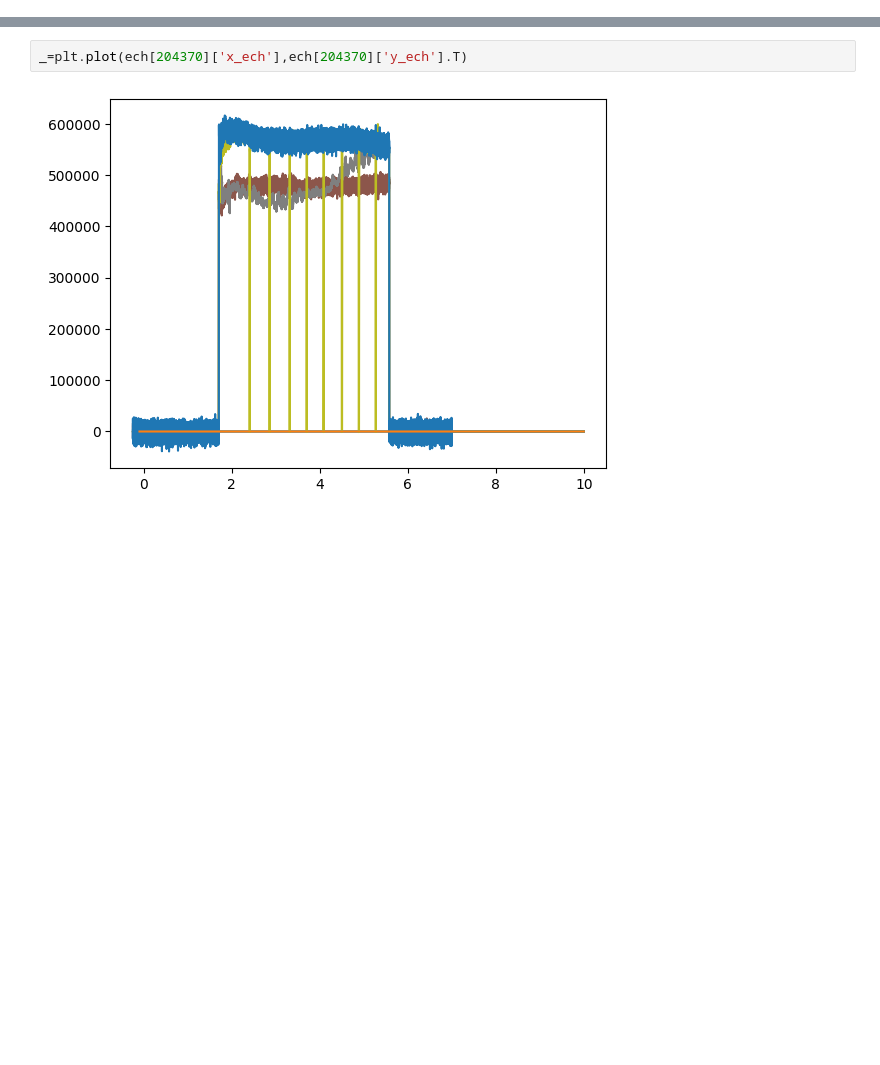
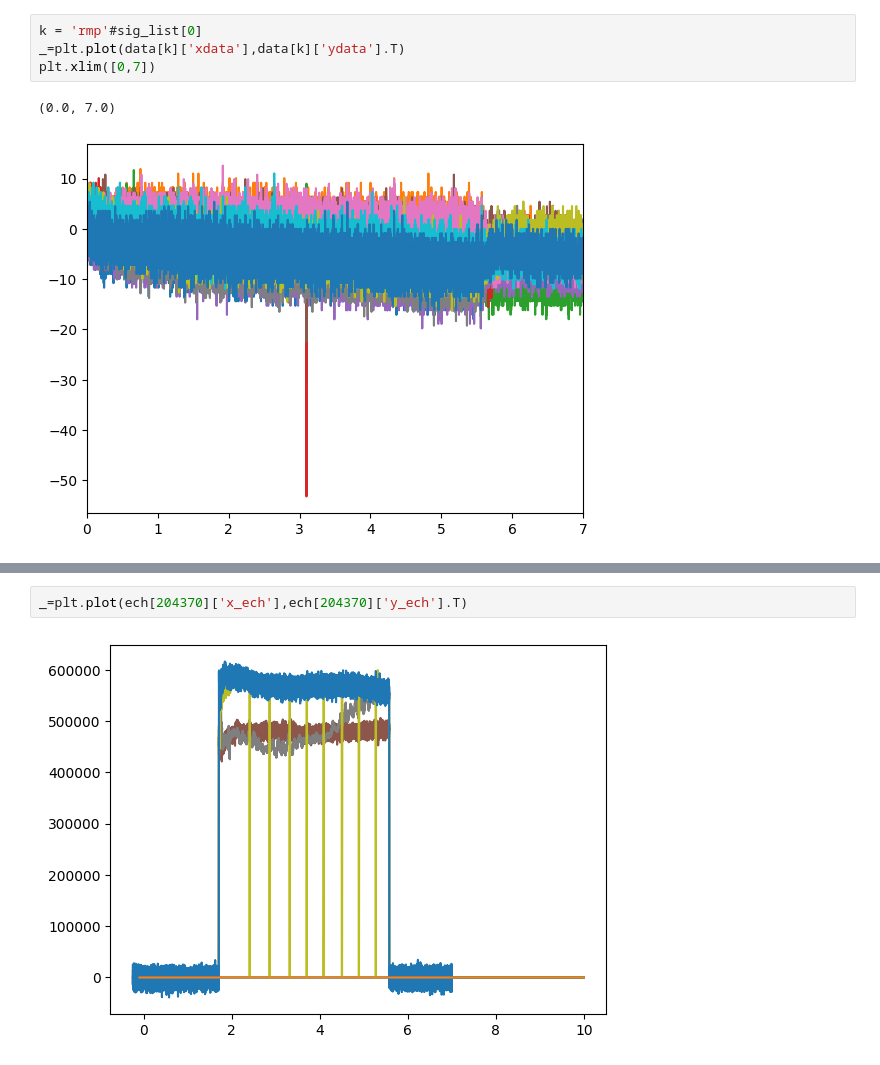
Before and after one commit to PlasmaControl/FusionAIHub, a Jupyter notebook: scripts/explore/explore_actuators.ipynb, the cells around one changed output, grey strips where cells are left out. Drawn from its saved outputs; the diff is of its cells as text; blank space fills up the shorter version.

```diff
--- a/scripts/explore/explore_actuators.ipynb
+++ b/scripts/explore/explore_actuators.ipynb
@@ -6,3 +40,10 @@ import numpy as np
+# %%
+k = 'rmp'#sig_list[0]
+_=plt.plot(data[k]['xdata'],data[k]['ydata'].T)
+plt.xlim([0,7])
+# %% [output]
+(0.0, 7.0)
+[figure, added]
 # %%
 
 pnbi = dict()
```
Also changed, not shown: parts of 10 cells of this notebook, 2 other files.
